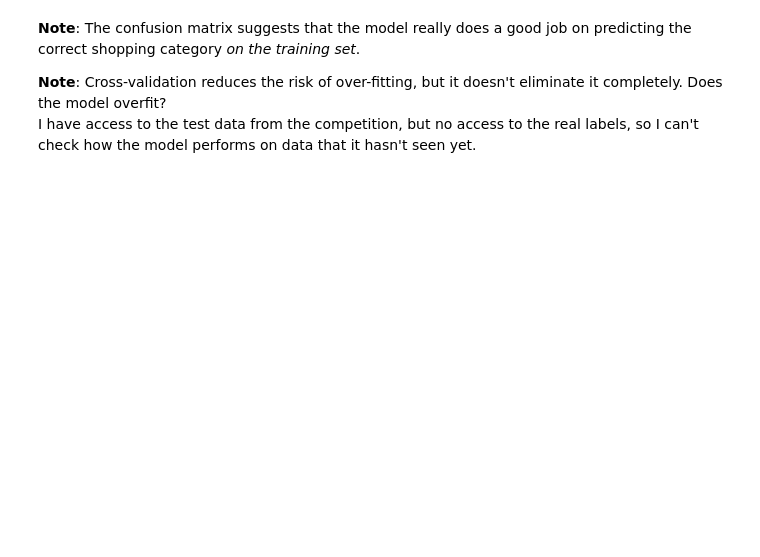
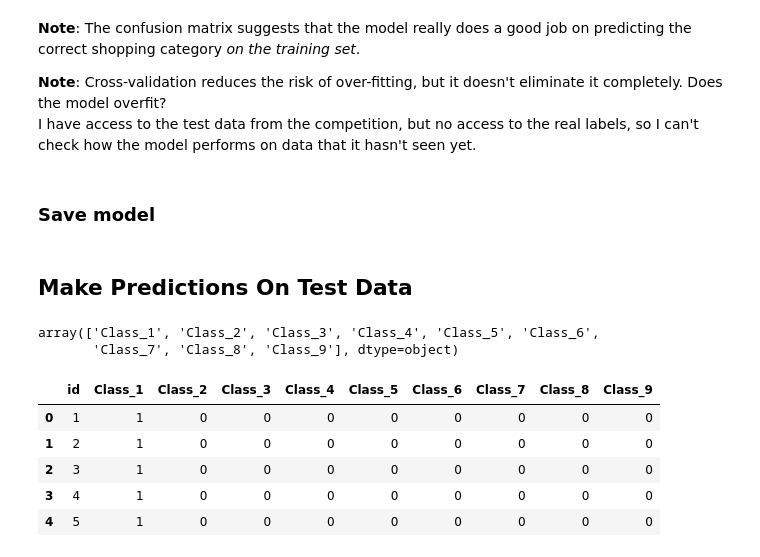
Before and after one commit to sophiabrandt/ZTM-Complete-Machine-Learning-Data-Science, a Jupyter notebook: notebooks/otto/kaggle-otto.ipynb, the cells around one changed output. Cells and saved outputs as stored; diff of their text form; code cells hidden in the pictures; blank space fills up the shorter version.

```diff
--- a/notebooks/otto/kaggle-otto.ipynb
+++ b/notebooks/otto/kaggle-otto.ipynb
@@ -674,3 +679,5 @@ plt.title('Confusion Matrix for SVC');
 
 **Note**: Cross-validation reduces the risk of over-fitting, but it doesn't eliminate it completely. Does the model overfit?
 I have access to the test data from the competition, but no access to the real labels, so I can't check how the model performs on data that it hasn't seen yet.
+# %% [markdown]
+### Save model
@@ -676,0 +689,7 @@ I have access to the test data from the competition, but no access to the real l
+# %% [markdown]
+## Make Predictions On Test Data
+# %%
+svc_model.classes_
+# %% [output]
+array(['Class_1', 'Class_2', 'Class_3', 'Class_4', 'Class_5', 'Class_6',
+       'Class_7', 'Class_8', 'Class_9'], dtype=object)
@@ -676,0 +699,11 @@ I have access to the test data from the competition, but no access to the real l
+# %%
+# Take a look at sample submission file
+sample_submission = pd.read_csv('/content/drive/My Drive/Colab Notebooks/data/otto/sampleSubmission.csv')
+sample_submission.head()
+# %% [output]
+|  | id | Class_1 | Class_2 | Class_3 | Class_4 | Class_5 | Class_6 | Class_7 | Class_8 | Class_9 |
+| 0 | 1 | 1 | 0 | 0 | 0 | 0 | 0 | 0 | 0 | 0 |
+| 1 | 2 | 1 | 0 | 0 | 0 | 0 | 0 | 0 | 0 | 0 |
+| 2 | 3 | 1 | 0 | 0 | 0 | 0 | 0 | 0 | 0 | 0 |
+| 3 | 4 | 1 | 0 | 0 | 0 | 0 | 0 | 0 | 0 | 0 |
+| 4 | 5 | 1 | 0 | 0 | 0 | 0 | 0 | 0 | 0 | 0 |
```
Also changed, not shown: parts of 29 cells of this notebook.
